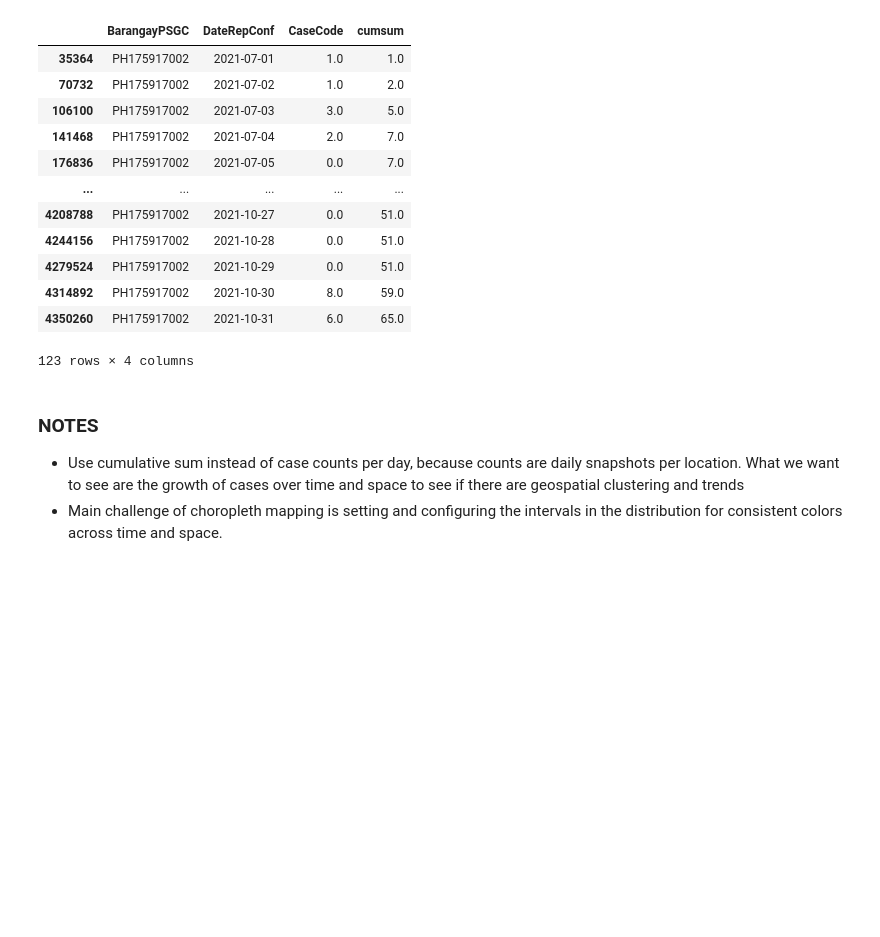
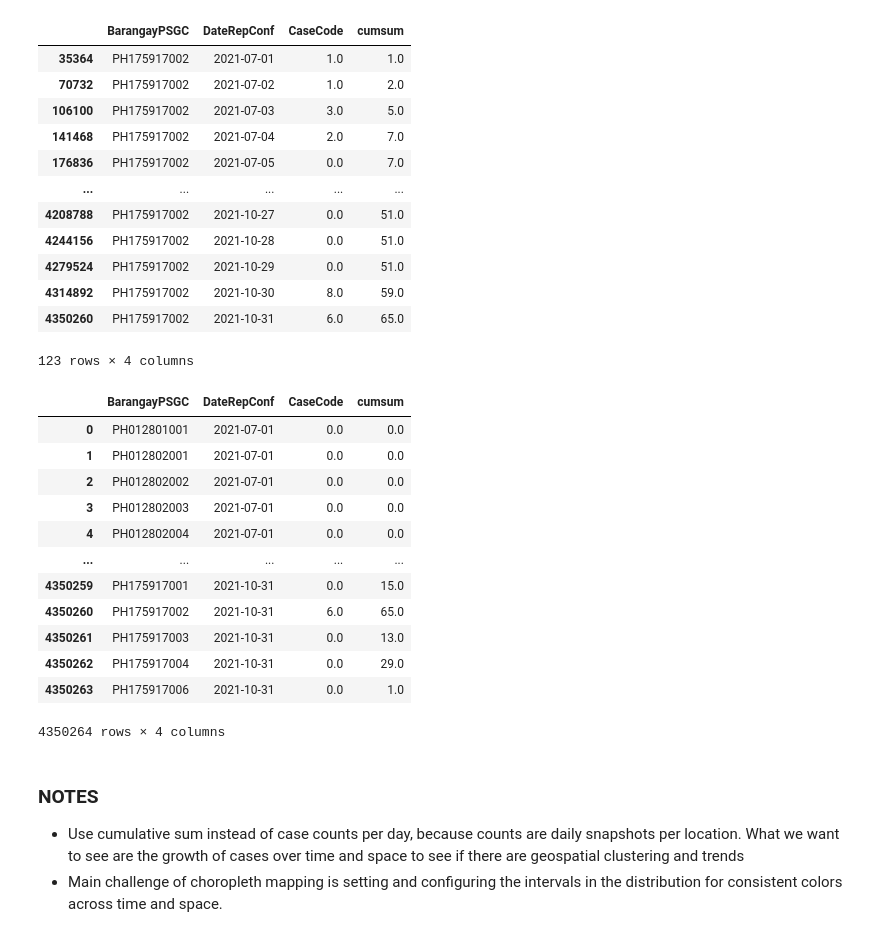
Before and after one commit to tropicalmentat/covid-bgy-geoprocess, a Jupyter notebook: geoprocess.ipynb, the cells around one changed output. Cells and saved outputs as stored; diff of their text form; code cells hidden in the pictures; blank space fills up the shorter version.

```diff
--- a/geoprocess.ipynb
+++ b/geoprocess.ipynb
@@ -96,6 +96,22 @@ ts.loc[ts.BarangayPSGC=='PH175917002']
 | 4314892 | PH175917002 | 2021-10-30 | 8.0 | 59.0 |
 | 4350260 | PH175917002 | 2021-10-31 | 6.0 | 65.0 |
 123 rows × 4 columns
+# %%
+ts
+# %% [output]
+|  | BarangayPSGC | DateRepConf | CaseCode | cumsum |
+| 0 | PH012801001 | 2021-07-01 | 0.0 | 0.0 |
+| 1 | PH012802001 | 2021-07-01 | 0.0 | 0.0 |
+| 2 | PH012802002 | 2021-07-01 | 0.0 | 0.0 |
+| 3 | PH012802003 | 2021-07-01 | 0.0 | 0.0 |
+| 4 | PH012802004 | 2021-07-01 | 0.0 | 0.0 |
+| ... | ... | ... | ... | ... |
+| 4350259 | PH175917001 | 2021-10-31 | 0.0 | 15.0 |
+| 4350260 | PH175917002 | 2021-10-31 | 6.0 | 65.0 |
+| 4350261 | PH175917003 | 2021-10-31 | 0.0 | 13.0 |
+| 4350262 | PH175917004 | 2021-10-31 | 0.0 | 29.0 |
+| 4350263 | PH175917006 | 2021-10-31 | 0.0 | 1.0 |
+4350264 rows × 4 columns
 # %%
 for i,date in enumerate(base['DateRepConf'].sort_values().unique()):
     seg = ts.loc[ts.DateRepConf==date]
```
